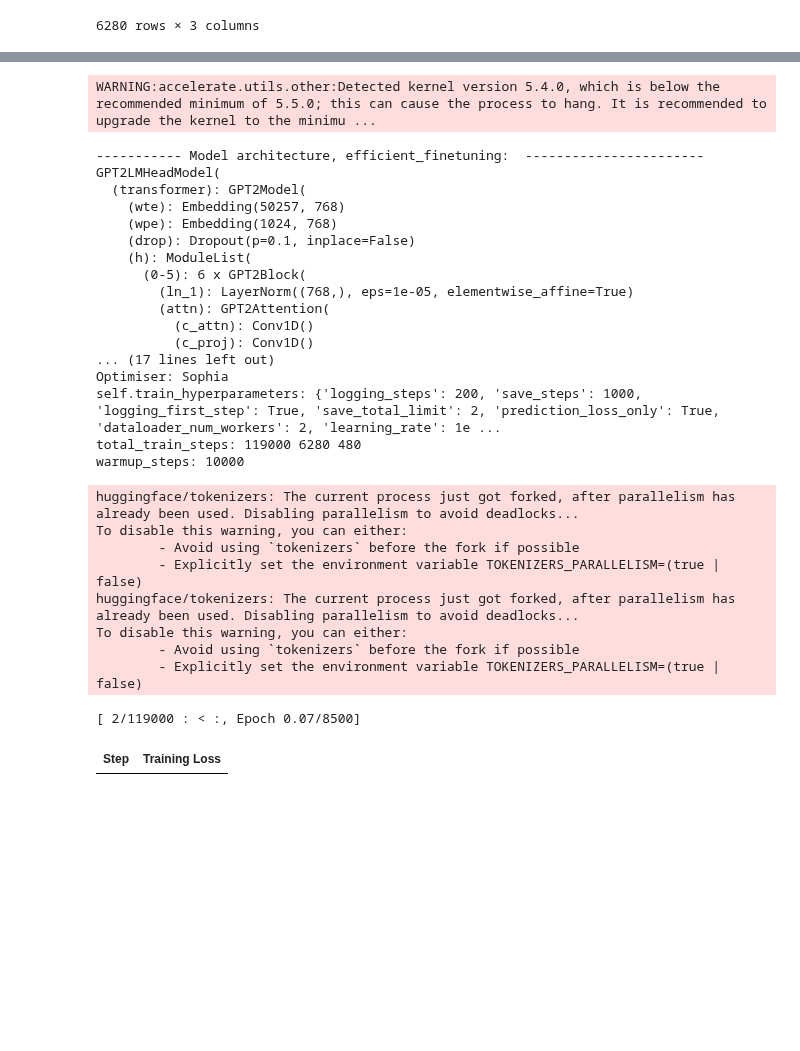
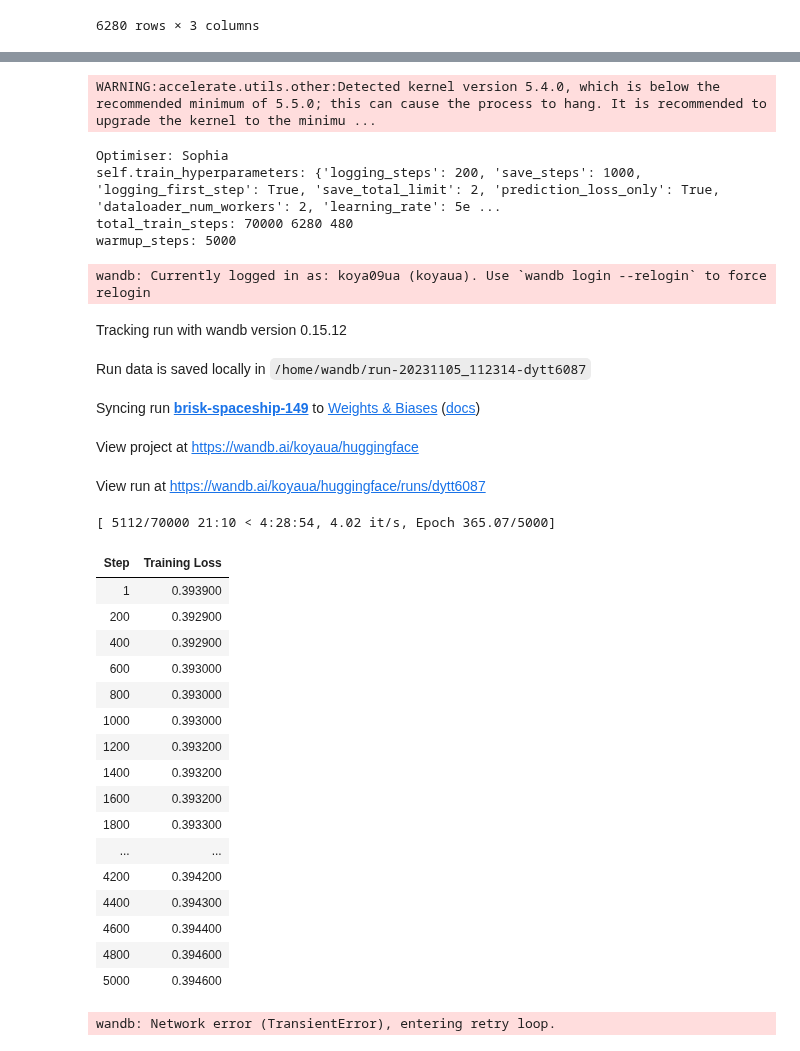
Before and after one commit to koyacolab/aispace, a Jupyter notebook: ai.ipynb, the cells around one changed output, grey strips where cells are left out. Cells and saved outputs as stored; diff of their text form; code cells hidden in the pictures; blank space fills up the shorter version.

```diff
--- a/ai.ipynb
+++ b/ai.ipynb
@@ -361,7 +340,7 @@ EXP_NAME = 'exp-T4'
 optimizer_fit = 'sophia'
 ##########################################################
 
-EXP_NAME = f'A0[ONE_104_{optimizer_fit}]'
+EXP_NAME = f'A0[ONE_{optimizer_fit}]'
 
 #### 1 ###########
 # learning_rate = 5e-5
@@ -380,7 +359,7 @@ EXP_NAME = f'A0[ONE_104_{optimizer_fit}]'
 # optimizer = SophiaG(model.parameters(), lr=2e-4, betas=(0.965, 0.99), rho = 0.01, weight_decay=1e-1)
 
 #### FOR V-100 GPU USABILITY################################
-epochs_steps = 8500   # 250 #50
+epochs_steps = 5000   # 250 #50
 save_steps = 1000   #250 #50 #9380  #2000   # FOR FIT THIS VALUE START TRAIN DATASET, EQUALS FOR STEPS IN FIRST START
 logging_steps = 200 # 250 #25 #9380  #1000
 #### batch_size = 250 for T4
@@ -390,13 +369,13 @@ batch_size = 480 # 4 columns trainable
 #######################################
 step_checkpoint_list = [7000, 105000, 82000, 32000, 22000, 112000, 112000, 112000]
 step_checkpoint_list = [112000, 32000, 21000]
-step_checkpoint_list = [21000]
+step_checkpoint_list = [20000, 14000, 14000, 70000]
 
-lr_fit=1e-6
+lr_fit=5e-5
 learning_rate = lr_fit
 
 experiment_dir = ""
-TRAINER_RUN = 0
+TRAINER_RUN = 4
 RESUME_FROM_CHECKPOINT = False
 
 
@@ -470,12 +449,12 @@ model = GReaT(llm=load_model_path,
               efficient_finetuning = efficient_finetuning,
               learning_rate=learning_rate,
               # lr_scheduler_type=lr_scheduler_type,
-              warmup_steps = 10000,
+              warmup_steps = 5000,
               # warmup_ratio=0.05,
               seed=current_time,
               data_seed=current_time+int(time.time()),
               # optim=optimizer,
-              # fp16 = True,
+              fp16 = True,
               # torch_compile=True,   #### uncomment for Ampere
               # bf16=True,            #### uncomment for Ampere
               )
@@ -502,31 +496,33 @@ load_model_path: distilgpt2
 WARNING:accelerate.utils.other:Detected kernel version 5.4.0, which is below the recommended minimum of 5.5.0; this can cause the process to hang. It is recommended to upgrade the kernel to the minimu ...
------------ Model architecture, efficient_finetuning:  -----------------------
-GPT2LMHeadModel(
-  (transformer): GPT2Model(
-    (wte): Embedding(50257, 768)
-    (wpe): Embedding(1024, 768)
-    (drop): Dropout(p=0.1, inplace=False)
-    (h): ModuleList(
-      (0-5): 6 x GPT2Block(
-        (ln_1): LayerNorm((768,), eps=1e-05, elementwise_affine=True)
-        (attn): GPT2Attention(
-          (c_attn): Conv1D()
-          (c_proj): Conv1D()
-... (17 lines left out)
 Optimiser: Sophia
-self.train_hyperparameters: {'logging_steps': 200, 'save_steps': 1000, 'logging_first_step': True, 'save_total_limit': 2, 'prediction_loss_only': True, 'dataloader_num_workers': 2, 'learning_rate': 1e ...
-total_train_steps: 119000 6280 480
-warmup_steps: 10000
+self.train_hyperparameters: {'logging_steps': 200, 'save_steps': 1000, 'logging_first_step': True, 'save_total_limit': 2, 'prediction_loss_only': True, 'dataloader_num_workers': 2, 'learning_rate': 5e ...
+total_train_steps: 70000 6280 480
+warmup_steps: 5000
-huggingface/tokenizers: The current process just got forked, after parallelism has already been used. Disabling parallelism to avoid deadlocks...
-To disable this warning, you can either:
-        - Avoid using `tokenizers` before the fork if possible
-        - Explicitly set the environment variable TOKENIZERS_PARALLELISM=(true | false)
-huggingface/tokenizers: The current process just got forked, after parallelism has already been used. Disabling parallelism to avoid deadlocks...
-To disable this warning, you can either:
-        - Avoid using `tokenizers` before the fork if possible
-        - Explicitly set the environment variable TOKENIZERS_PARALLELISM=(true | false)
+wandb: Currently logged in as: koya09ua (koyaua). Use `wandb login --relogin` to force relogin
+Tracking run with wandb version 0.15.12
+Run data is saved locally in /home/wandb/run-20231105_112314-dytt6087
+Syncing run brisk-spaceship-149 to Weights & Biases (docs)
+View project at https://wandb.ai/koyaua/huggingface
+View run at https://wandb.ai/koyaua/huggingface/runs/dytt6087
-[ 2/119000 : < :, Epoch 0.07/8500]
+[ 5112/70000 21:10 < 4:28:54, 4.02 it/s, Epoch 365.07/5000]
 | Step | Training Loss |
+| 1 | 0.393900 |
+| 200 | 0.392900 |
+| 400 | 0.392900 |
+| 600 | 0.393000 |
+| 800 | 0.393000 |
+| 1000 | 0.393000 |
+| 1200 | 0.393200 |
+| 1400 | 0.393200 |
+| 1600 | 0.393200 |
+| 1800 | 0.393300 |
+| ... | ... |
+| 4200 | 0.394200 |
+| 4400 | 0.394300 |
+| 4600 | 0.394400 |
+| 4800 | 0.394600 |
+| 5000 | 0.394600 |
+wandb: Network error (TransientError), entering retry loop.
 # %%
 from google.colab import runtime
 runtime.unassign()
```
Also changed, not shown: parts of 3 cells of this notebook, 1 other file.
